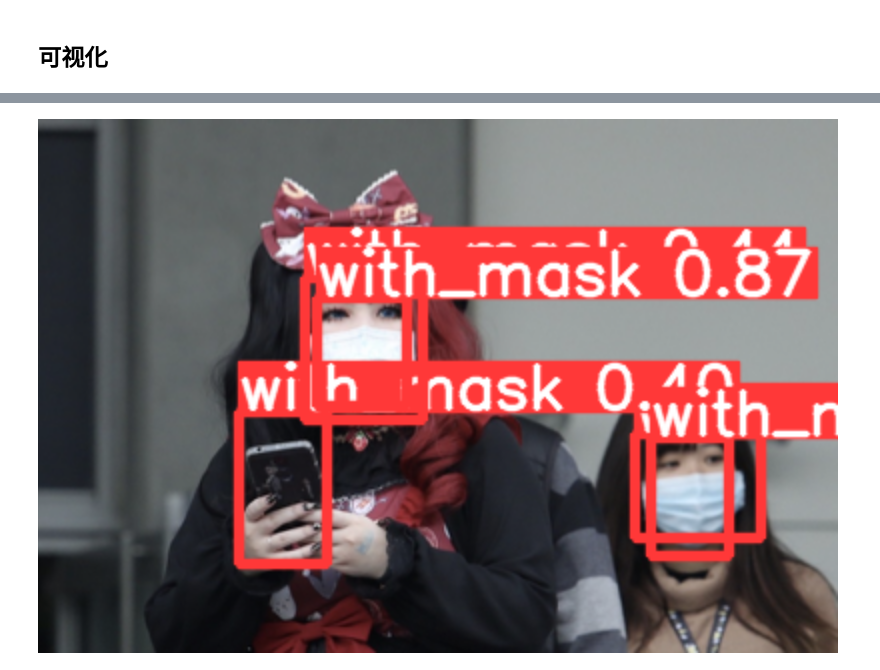
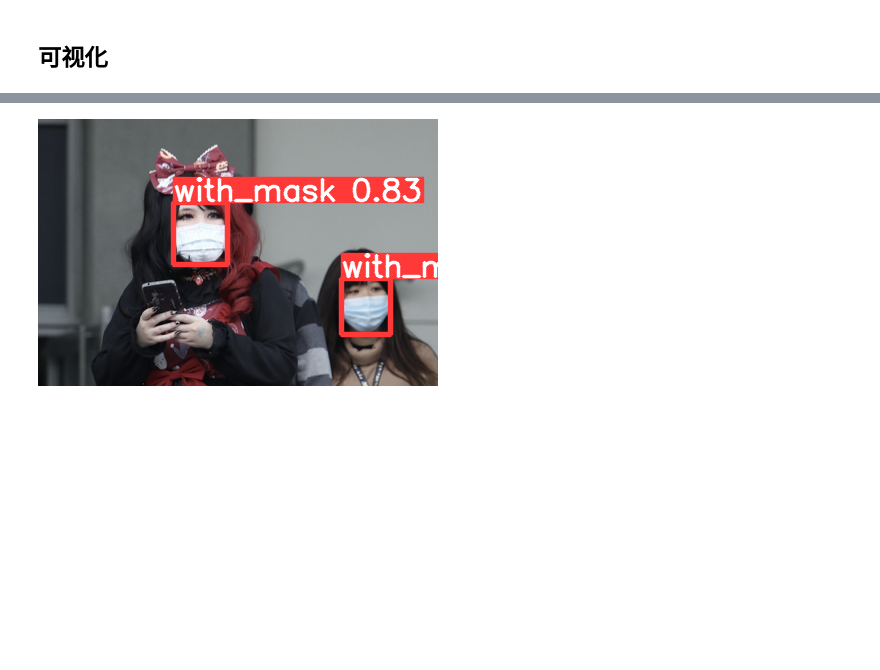
Before and after one commit to daobook/pytorch-book, a Jupyter notebook: docs/yolo/face-mask/02_test.ipynb, the cells around one changed output, grey strips where cells are left out. Drawn from its saved outputs; the diff is of its cells as text; code cells hidden in the pictures; blank space fills up the shorter version.

```diff
--- a/docs/yolo/face-mask/02_test.ipynb
+++ b/docs/yolo/face-mask/02_test.ipynb
@@ -39,7 +39,7 @@ Results saved to yolov5/runs/detect/exp3
 # %%
 from pathlib import Path
 # %%
-submission_path = 'yolov5/runs/detect/exp2/'
+submission_path = 'yolov5/runs/detect/exp/'
 origin_path = 'datasets/images/val/'
 predict_images = [file.as_posix() for file in Path(submission_path).glob('*.png')]
 # %%
@@ -51,4 +51,4 @@ Image(predict_images[2], width=800, height=600)
 # %%
-Image(predict_images[4], width=800, height=600)
+Image(predict_images[4])
 # %% [output]
-[figure, old version]
+[figure, new version]
```
Also changed, not shown: parts of 2 cells of this notebook, 2 other files.
